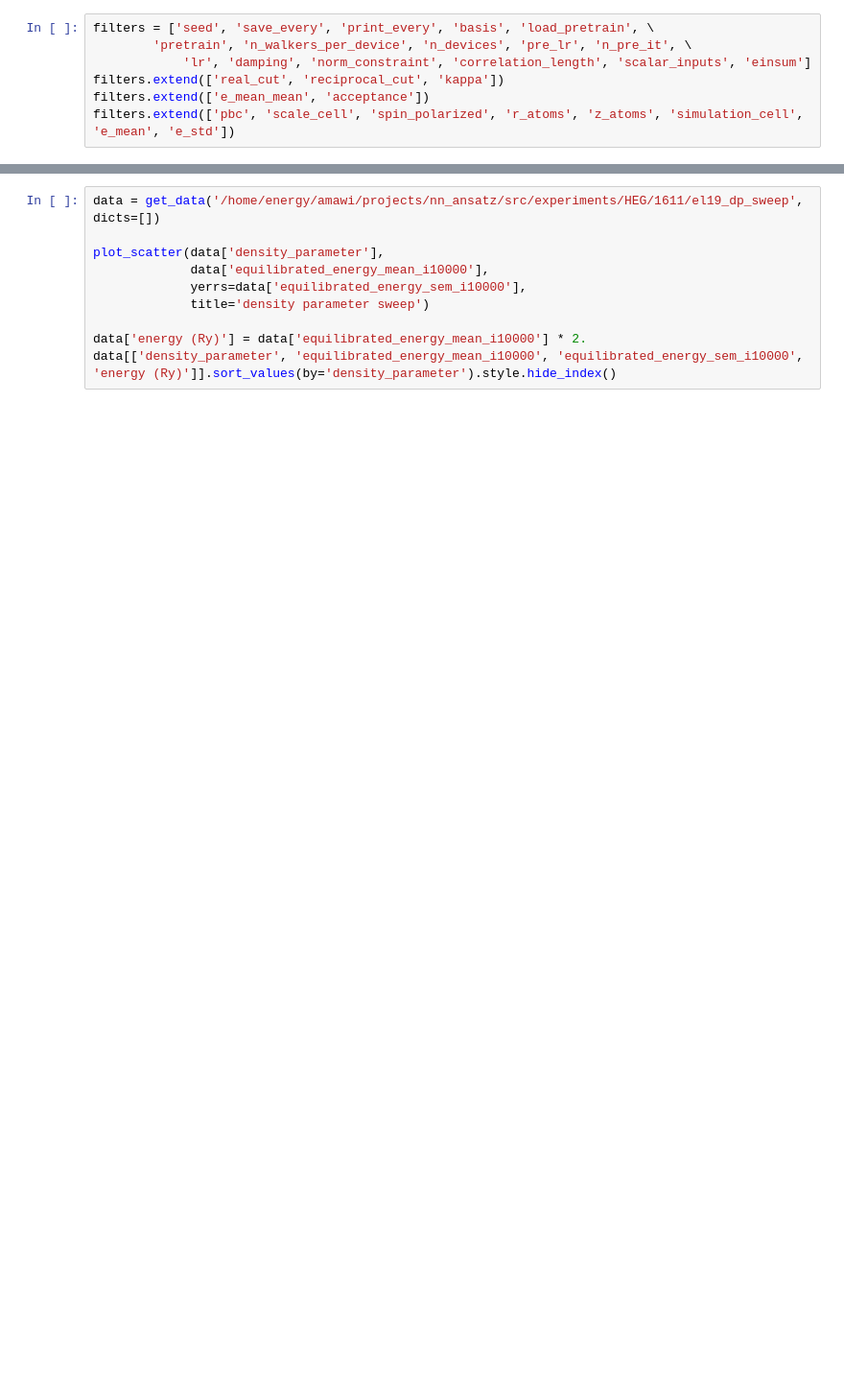
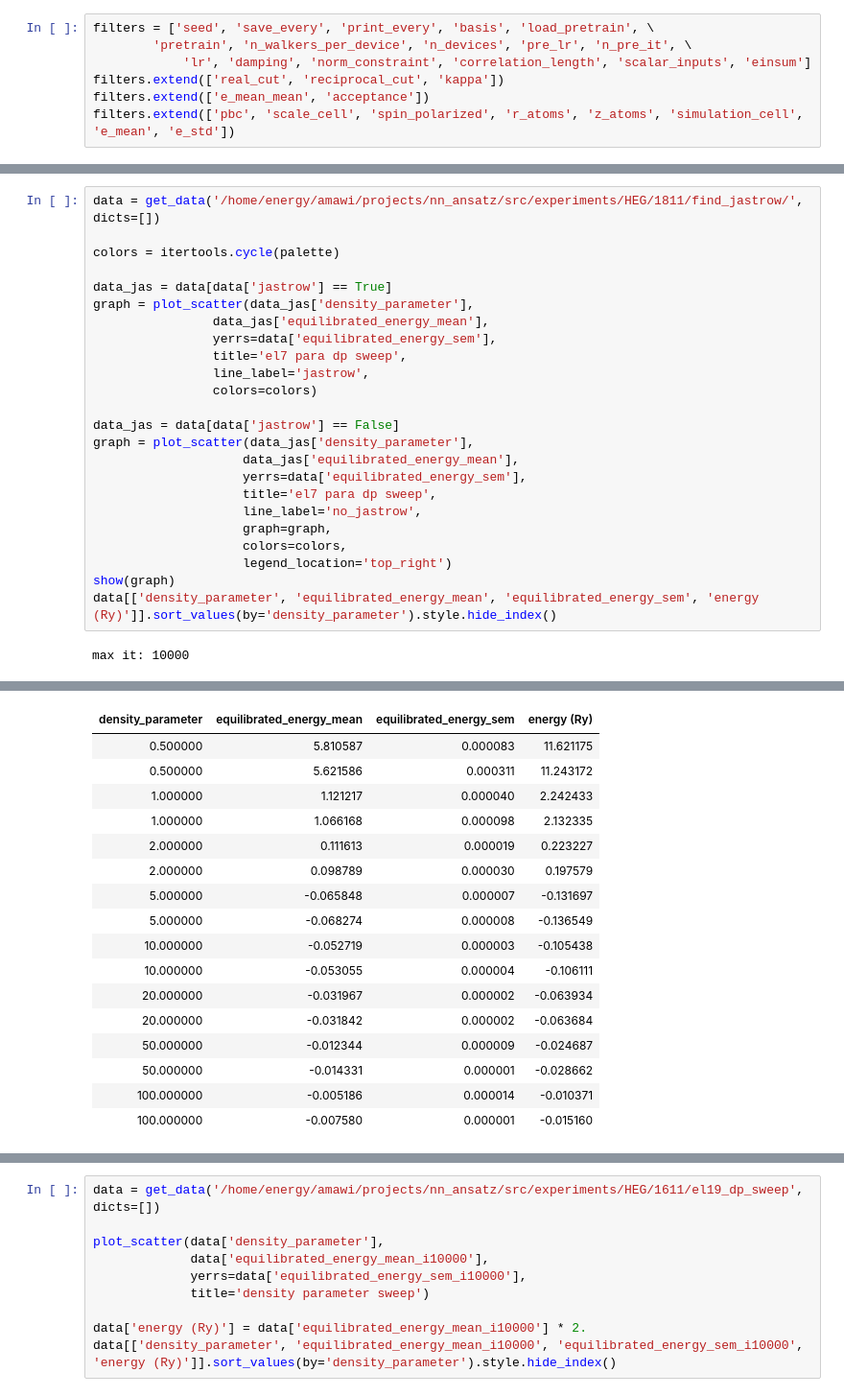
Before and after one commit to xmax1/nn_ansatz, a Jupyter notebook: src/exp/plotting.ipynb, the cells around one changed output, grey strips where cells are left out. Shown at 96% size. Drawn from its saved outputs; the diff is of its cells as text; blank space fills up the shorter version.

Commit message:
periodic jastrow

```diff
--- a/src/exp/plotting.ipynb
+++ b/src/exp/plotting.ipynb
@@ -75,0 +134,26 @@ data[['density_parameter', 'equilibrated_energy_mean_i10000', 'equilibrated_ener
+# %%
+data = get_data('/home/energy/amawi/projects/nn_ansatz/src/experiments/HEG/1811/find_jastrow/', dicts=[])
+
+colors = itertools.cycle(palette)
+
+data_jas = data[data['jastrow'] == True]
+graph = plot_scatter(data_jas['density_parameter'],
+                data_jas['equilibrated_energy_mean'],
+                yerrs=data['equilibrated_energy_sem'],
+                title='el7 para dp sweep',
+                line_label='jastrow',
+                colors=colors)
+
+data_jas = data[data['jastrow'] == False]
+graph = plot_scatter(data_jas['density_parameter'],
+                    data_jas['equilibrated_energy_mean'],
+                    yerrs=data['equilibrated_energy_sem'],
+                    title='el7 para dp sweep',
+                    line_label='no_jastrow',
+                    graph=graph,
+                    colors=colors,
+                    legend_location='top_right')
+show(graph)
+data[['density_parameter', 'equilibrated_energy_mean', 'equilibrated_energy_sem', 'energy (Ry)']].sort_values(by='density_parameter').style.hide_index()
+# %% [output]
+max it: 10000
@@ -75,0 +162,17 @@ data[['density_parameter', 'equilibrated_energy_mean_i10000', 'equilibrated_ener
+| density_parameter | equilibrated_energy_mean | equilibrated_energy_sem | energy (Ry) |
+| 0.500000 | 5.810587 | 0.000083 | 11.621175 |
+| 0.500000 | 5.621586 | 0.000311 | 11.243172 |
+| 1.000000 | 1.121217 | 0.000040 | 2.242433 |
+| 1.000000 | 1.066168 | 0.000098 | 2.132335 |
+| 2.000000 | 0.111613 | 0.000019 | 0.223227 |
+| 2.000000 | 0.098789 | 0.000030 | 0.197579 |
+| 5.000000 | -0.065848 | 0.000007 | -0.131697 |
+| 5.000000 | -0.068274 | 0.000008 | -0.136549 |
+| 10.000000 | -0.052719 | 0.000003 | -0.105438 |
+| 10.000000 | -0.053055 | 0.000004 | -0.106111 |
+| 20.000000 | -0.031967 | 0.000002 | -0.063934 |
+| 20.000000 | -0.031842 | 0.000002 | -0.063684 |
+| 50.000000 | -0.012344 | 0.000009 | -0.024687 |
+| 50.000000 | -0.014331 | 0.000001 | -0.028662 |
+| 100.000000 | -0.005186 | 0.000014 | -0.010371 |
+| 100.000000 | -0.007580 | 0.000001 | -0.015160 |
```
Also changed, not shown: parts of 8 cells of this notebook, 9 other files.
